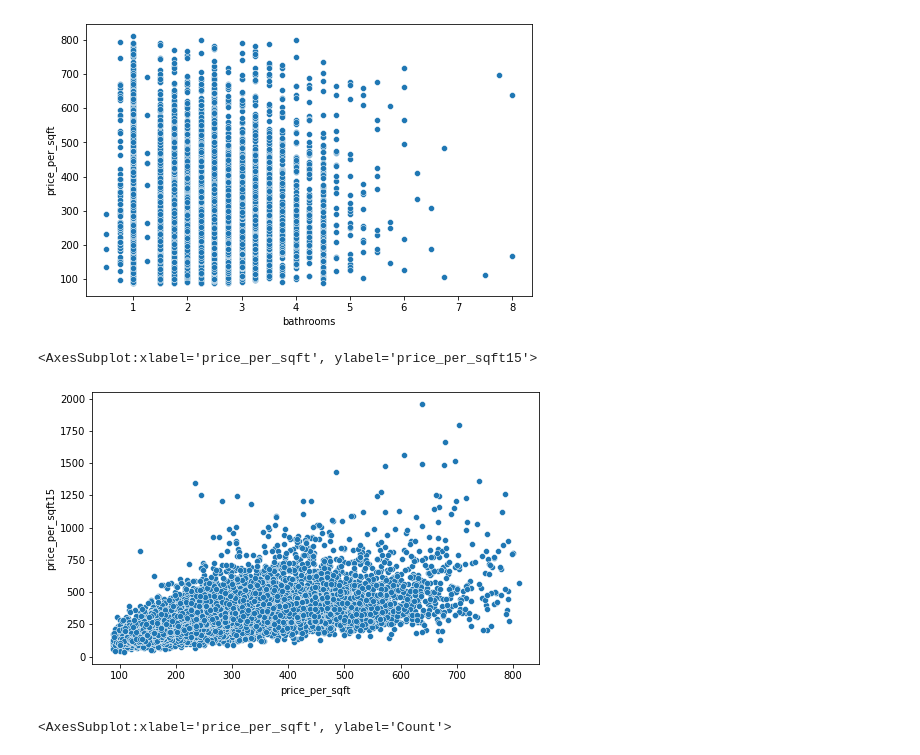
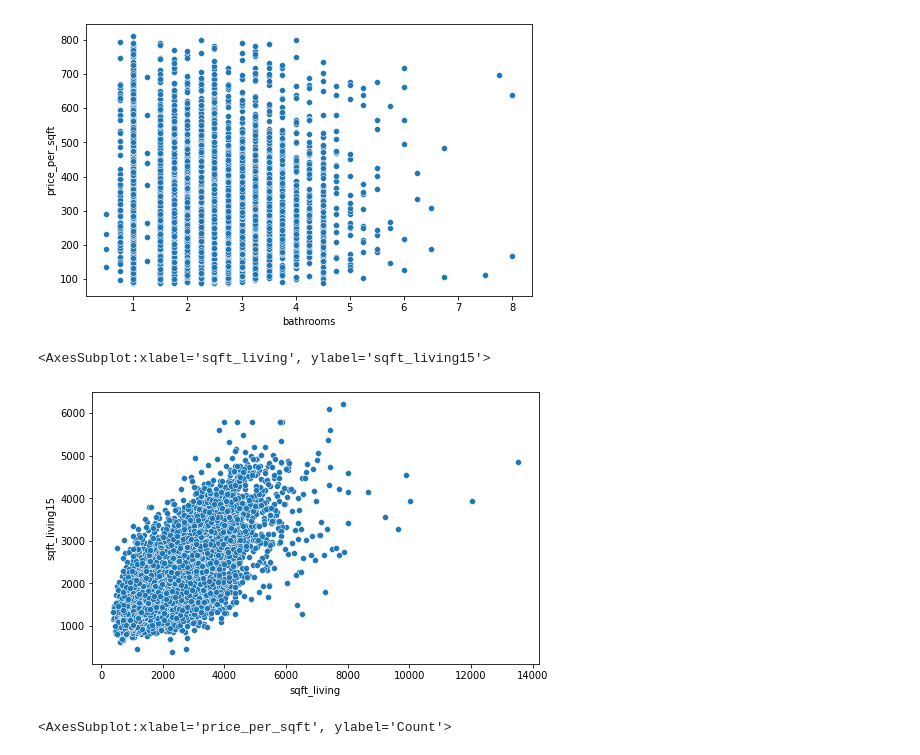
Before and after one commit to Leee-P/EDA_project, a Jupyter notebook: EDA_project_leon.ipynb, the cells around one changed output. Cells and saved outputs as stored; diff of their text form; code cells hidden in the pictures.

```diff
--- a/EDA_project_leon.ipynb
+++ b/EDA_project_leon.ipynb
@@ -266,15 +266,15 @@ df.head()
 # %%
 df_new = df.drop(['date','floors','waterfront','view','sqft_basement','sqft_above'],axis=1)
 #df['zipcode'] = pd.Categorical(df.zipcode)
-df['zipcode'] = df.zipcode.astype(int)
-df_new.head()
+#df['zipcode'] = df.zipcode.astype(int)
+#df_new.head()
 df['zipcode'].dtype
 # %% [output]
 dtype('int64')
 # %%
 # Correlation between Price and Ratio sqft_living/n_bedrooms
-df['sqft_per_room'] = df['sqft_living'] / df['bedrooms']
-df['price_per_sqft'] = df['price'] / df['sqft_living']
-df['price_per_sqft15'] = df['price'] / df['sqft_living15']
-df.head()
+df_new['sqft_per_room'] = df_new['sqft_living'] / df_new['bedrooms']
+df_new['price_per_sqft'] = df_new['price'] / df_new['sqft_living']
+#df['price_per_sqft15'] = df['price'] / df['sqft_living15']
+df_new.head()
 # %% [output]
@@ -338,10 +370,10 @@ sns.scatterplot(x=df['bathrooms'],y=df['price_per_sqft'])
 <AxesSubplot:xlabel='bathrooms', ylabel='price_per_sqft'>
 [figure]
 # %%
-sns.scatterplot(x=df['price_per_sqft'],y=df['price_per_sqft15'])
+sns.scatterplot(x=df['sqft_living'],y=df['sqft_living15'])
 # %% [output]
-<AxesSubplot:xlabel='price_per_sqft', ylabel='price_per_sqft15'>
+<AxesSubplot:xlabel='sqft_living', ylabel='sqft_living15'>
-[figure, old version]
+[figure, new version]
 # %%
 sns.histplot(df['price_per_sqft'])
 # %% [output]
```
Also changed, not shown: parts of 13 cells of this notebook.
